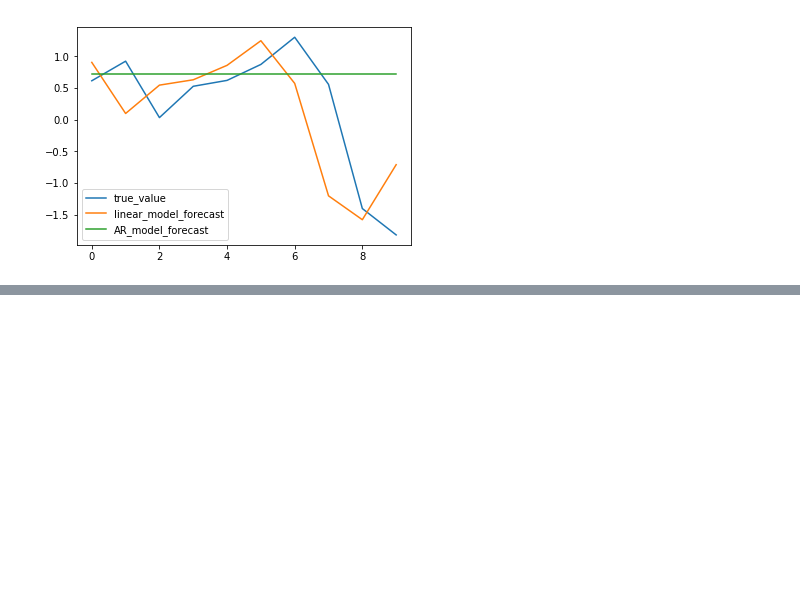
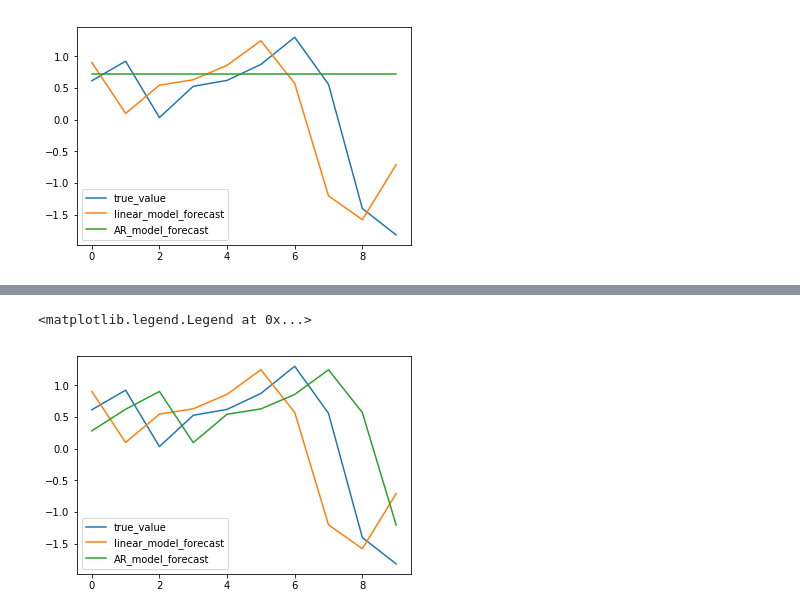
Before and after one commit to arsenallover/time-series, a Jupyter notebook: models/AutoRegression_Scratch.ipynb, the cells around one changed output, grey strips where cells are left out. Drawn from its saved outputs; the diff is of its cells as text; code cells hidden in the pictures; blank space fills up the shorter version.

```diff
--- a/models/AutoRegression_Scratch.ipynb
+++ b/models/AutoRegression_Scratch.ipynb
@@ -233,0 +265,10 @@ plt.legend()
+# %%
+# plot forecasts against actual outcomes
+
+plt.plot(ytest[-10:], label = 'true_value')
+plt.plot(ytest_lr_forecast[-10:], label = 'linear_model_forecast')
+plt.plot(predictions[-10:], label = 'AR_model_forecast')
+plt.legend()
+# %% [output]
+<matplotlib.legend.Legend at 0x...>
+[figure, added]
```
Also changed, not shown: parts of 8 cells of this notebook, 1 other file.
